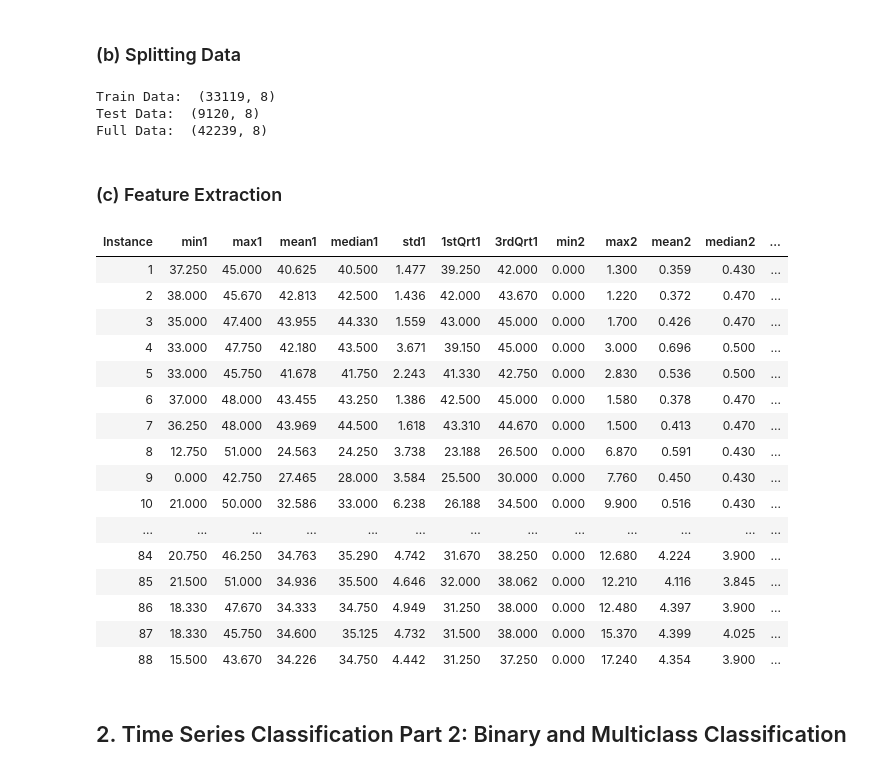
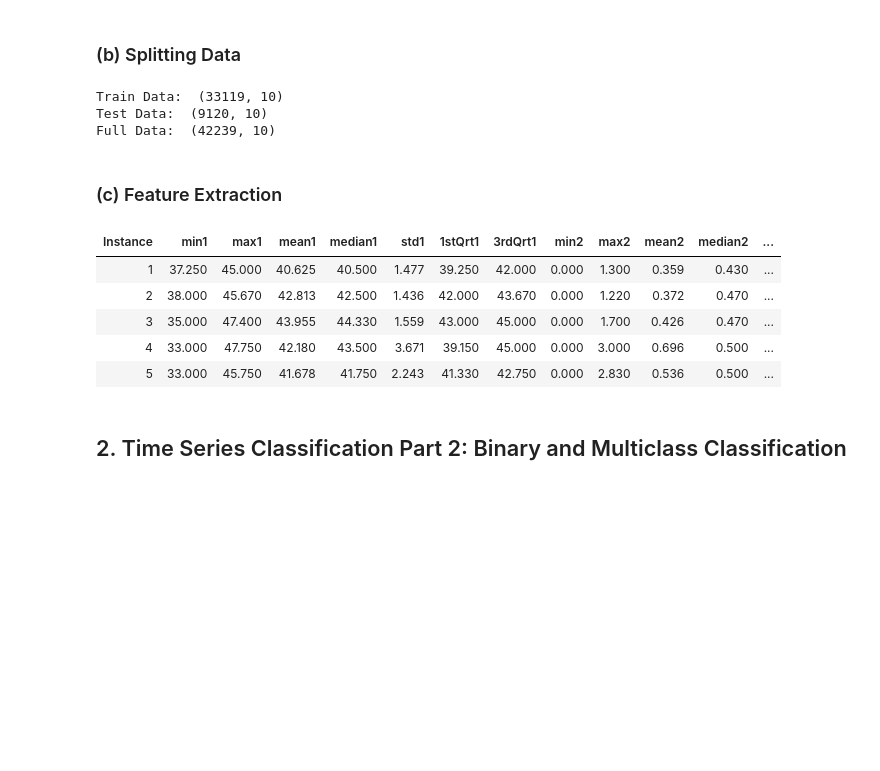
Before and after one commit to gblombach/DSCI-552_Homework_4, a Jupyter notebook: notebooks/Blombach_George_HW4.ipynb, the cells around one changed output. Cells and saved outputs as stored; diff of their text form; code cells hidden in the pictures; blank space fills up the shorter version.

```diff
--- a/notebooks/Blombach_George_HW4.ipynb
+++ b/notebooks/Blombach_George_HW4.ipynb
@@ -30,6 +33,12 @@ feature = 0 #for adding feature number to dataset
 # %% [markdown]
 ### (b) Splitting Data
 # %%
+#augmented to add lables for activity and data_type
+# activity = 0: other activities
+# activity = 1: bending
+# type = 0: training data
+# type = 1: testing data
+
 # iterate and load datasets
 for folder in os.scandir(path):
     if folder.is_dir():
@@ -37,26 +46,31 @@ for folder in os.scandir(path):
             if folder.name == 'bending1' or folder.name == 'bending2':
                 #extract data
                 csvdata = pd.read_csv(os.path.join(path,folder.name,file.name),skiprows=4, usecols=range(7))
+                csvdata['Activity'] = 1 # bending activity = 1
                 if file.name == 'dataset1.csv' or file.name == 'dataset2.csv':
                     #add instance number
                     feature += 1
                     csvdata['Instance'] = feature
+                    csvdata['Type'] = 1
                     #add to testing dataframe
                     test_data = pd.concat([test_data, csvdata], ignore_index = True)
                 else:
                     #add instance number
                     feature += 1
                     csvdata['Instance'] = feature
+                    csvdata['Type'] = 0
                     #add to training dataframe
                     #print(folder.name, file.name, len(csvdata))
                     train_data = pd.concat([train_data, csvdata], ignore_index = True)
             elif file.name == 'dataset1.csv' or file.name == 'dataset2.csv' or file.name == 'dataset3.csv':
                 #print("test", folder.name, file.name)
                 csvdata = pd.read_csv(os.path.join(path,folder.name,file.name),skiprows=4, usecols=range(7))
+                csvdata['Activity'] = 0 #not bending activity = 0
                 #print(csvdata)
                 #add instance number
                 feature += 1
                 csvdata['Instance'] = feature
+                csvdata['Type'] = 1
                 #add to dataframe
                 test_data = pd.concat([test_data, csvdata], ignore_index = True)
             else:
@@ -66,6 +80,8 @@ for folder in os.scandir(path):
                 #add instance number
                 feature += 1
                 csvdata['Instance'] = feature
+                csvdata['Type'] = 0
+                csvdata['Activity'] = 0 #not bending activity = 0
                 #add to dataframe
                 train_data = pd.concat([train_data, csvdata], ignore_index = True)
                 #print("train", folder.name, file.name)
@@ -86,63 +102,58 @@ print("Full Data: ", full_data.shape)
 pd.set_option('display.max_rows', None)
 #print(test_data['Instance'].value_counts().sort_index())
 # %% [output]
-Train Data:  (33119, 8)
-Test Data:  (9120, 8)
-Full Data:  (42239, 8)
+Train Data:  (33119, 10)
+Test Data:  (9120, 10)
+Full Data:  (42239, 10)
 # %% [markdown]
 ### (c) Feature Extraction
 # %%
 chart = pd.DataFrame()
 grouped_by_instance = full_data.groupby('Instance')
-#print(grouped_by_instance)
+#display(grouped_by_instance.head())
 #grouped_by_instance = full_data.groupby('Instance').mean()
 #print(grouped_by_instance.head())
 
 features = ['min', 'max', 'mean', 'median', 'std', '1stQrt', '3rdQrt']
 
 #for i in range(len(grouped_by_instance)):
 #    print(chart[grouped_by_instance].mean(axis=1))
 #    for j in range(6):
 #        chart[f'mean{j}'] = grouped_by_instance.iloc[j+1]
     #print(grouped_by_instance.iloc[1])
 
 for j in range (88):
-    chart.loc[j, "Instance"] = j+1
+    chart.loc[j, "Instance"] = grouped_by_instance.get_group(j+1)['Instance'].iloc[0]
+    chart.loc[j, "Activity"] = grouped_by_instance.get_group(j+1)['Activity'].iloc[0]
+    chart.loc[j, "Type"] = grouped_by_instance.get_group(j+1)['Type'].iloc[0]
+    chart.loc[j, 'Activity'] = chart.loc[j, 'Activity'].astype('int')
     for i in range (1,7):
         chart.loc[j, f'{features[0]}{i}'] = grouped_by_instance.get_group(j+1).iloc[:,i:i+1].min().values
         chart.loc[j, f'{features[1]}{i}'] = grouped_by_instance.get_group(j+1).iloc[:,i:i+1].max().values
         chart.loc[j, f'{features[2]}{i}'] = grouped_by_instance.get_group(j+1).iloc[:,i:i+1].mean().values
         chart.loc[j, f'{features[3]}{i}'] = grouped_by_instance.get_group(j+1).iloc[:,i:i+1].median().values
         chart.loc[j, f'{features[4]}{i}'] = grouped_by_instance.get_group(j+1).iloc[:,i:i+1].std().values
         chart.loc[j, f'{features[5]}{i}'] = grouped_by_instance.get_group(j+1).iloc[:,i:i+1].quantile(.25).values
         chart.loc[j, f'{features[6]}{i}'] = grouped_by_instance.get_group(j+1).iloc[:,i:i+1].quantile(.75).values
-#fix integar in Instance col
-chart["Instance"] = chart["Instance"].astype(int)
+#fix integer in Instance col
+chart['Instance'] = chart['Instance'].astype(int)
+chart['Activity'] = chart['Activity'].astype(int)
 
 #display chart without index, rounded to 3 places
-display(chart.style
+display(chart.head().style
         .format(precision=3) # round it
-        .hide(axis='index') # hide ordinal
+        .hide(axis='index')
+        .hide(axis='columns',
+             subset = ['Activity','Type']) # hide ordinal
         .set_properties(**{'text-align': 'center'}) # center the data in the columns
-       )
+        )
 # %% [output]
 | Instance | min1 | max1 | mean1 | median1 | std1 | 1stQrt1 | 3rdQrt1 | min2 | max2 | mean2 | median2 | ... |
 | 1 | 37.250 | 45.000 | 40.625 | 40.500 | 1.477 | 39.250 | 42.000 | 0.000 | 1.300 | 0.359 | 0.430 | ... |
 | 2 | 38.000 | 45.670 | 42.813 | 42.500 | 1.436 | 42.000 | 43.670 | 0.000 | 1.220 | 0.372 | 0.470 | ... |
 | 3 | 35.000 | 47.400 | 43.955 | 44.330 | 1.559 | 43.000 | 45.000 | 0.000 | 1.700 | 0.426 | 0.470 | ... |
 | 4 | 33.000 | 47.750 | 42.180 | 43.500 | 3.671 | 39.150 | 45.000 | 0.000 | 3.000 | 0.696 | 0.500 | ... |
 | 5 | 33.000 | 45.750 | 41.678 | 41.750 | 2.243 | 41.330 | 42.750 | 0.000 | 2.830 | 0.536 | 0.500 | ... |
-| 6 | 37.000 | 48.000 | 43.455 | 43.250 | 1.386 | 42.500 | 45.000 | 0.000 | 1.580 | 0.378 | 0.470 | ... |
-| 7 | 36.250 | 48.000 | 43.969 | 44.500 | 1.618 | 43.310 | 44.670 | 0.000 | 1.500 | 0.413 | 0.470 | ... |
-| 8 | 12.750 | 51.000 | 24.563 | 24.250 | 3.738 | 23.188 | 26.500 | 0.000 | 6.870 | 0.591 | 0.430 | ... |
-| 9 | 0.000 | 42.750 | 27.465 | 28.000 | 3.584 | 25.500 | 30.000 | 0.000 | 7.760 | 0.450 | 0.430 | ... |
-| 10 | 21.000 | 50.000 | 32.586 | 33.000 | 6.238 | 26.188 | 34.500 | 0.000 | 9.900 | 0.516 | 0.430 | ... |
-| ... | ... | ... | ... | ... | ... | ... | ... | ... | ... | ... | ... | ... |
-| 84 | 20.750 | 46.250 | 34.763 | 35.290 | 4.742 | 31.670 | 38.250 | 0.000 | 12.680 | 4.224 | 3.900 | ... |
-| 85 | 21.500 | 51.000 | 34.936 | 35.500 | 4.646 | 32.000 | 38.062 | 0.000 | 12.210 | 4.116 | 3.845 | ... |
-| 86 | 18.330 | 47.670 | 34.333 | 34.750 | 4.949 | 31.250 | 38.000 | 0.000 | 12.480 | 4.397 | 3.900 | ... |
-| 87 | 18.330 | 45.750 | 34.600 | 35.125 | 4.732 | 31.500 | 38.000 | 0.000 | 15.370 | 4.399 | 4.025 | ... |
-| 88 | 15.500 | 43.670 | 34.226 | 34.750 | 4.442 | 31.250 | 37.250 | 0.000 | 17.240 | 4.354 | 3.900 | ... |
 # %% [markdown]
 ## 2. Time Series Classification Part 2: Binary and Multiclass Classification
 # %% [markdown]
```
Also changed, not shown: parts of 4 cells of this notebook.
